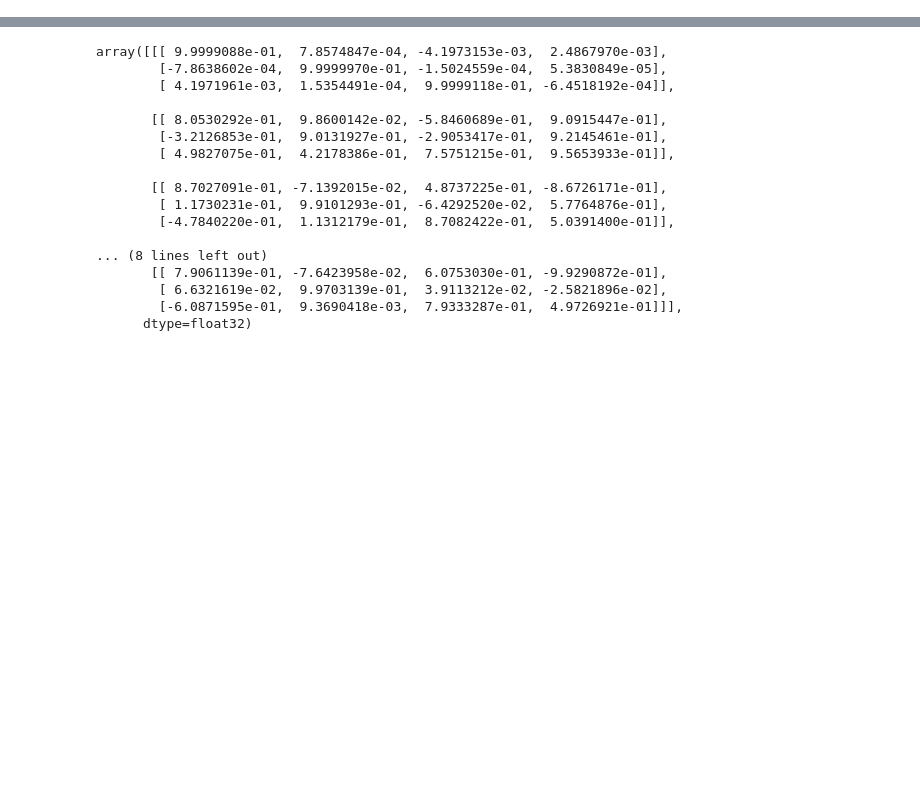
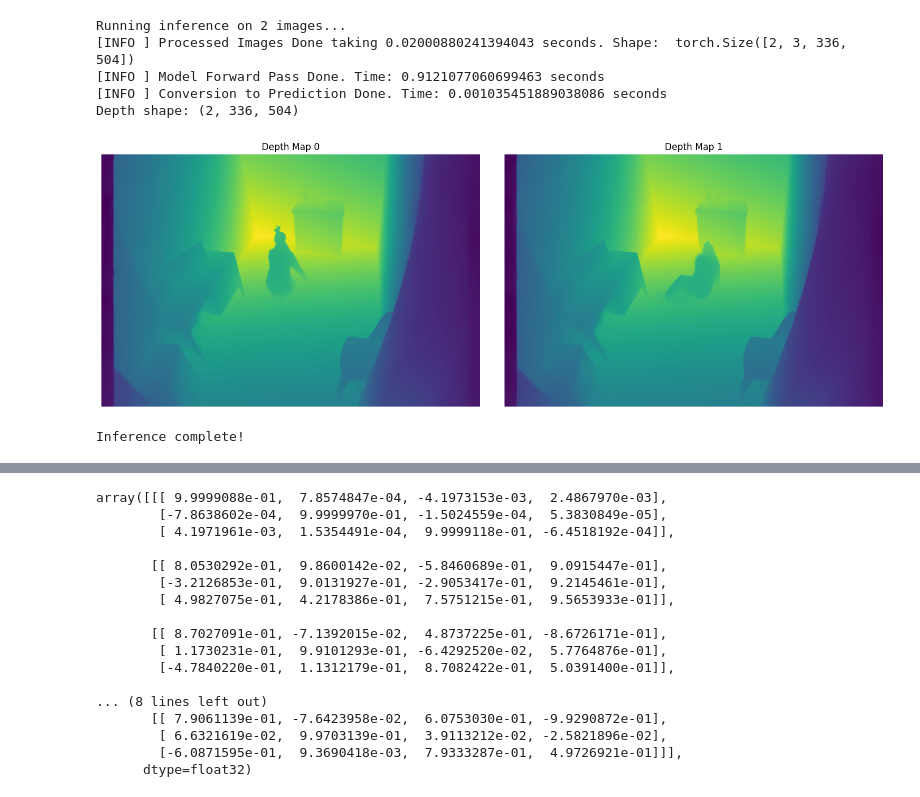
Before and after one commit to pengcanon/Depth-Anything-3, a Jupyter notebook: da3_investigation.ipynb, the cells around one changed output, grey strips where cells are left out. Saved outputs shown, nothing was run; the diff lists cells and outputs as text; code cells hidden in the pictures; blank space fills up the shorter version.

```diff
--- a/da3_investigation.ipynb
+++ b/da3_investigation.ipynb
@@ -194,0 +237,29 @@ images, cams = load_images_from_folder(img_path, cams_data=cams_data, masked=Fal
+# %%
+# Run inference on loaded images
+image_paths = list(images.keys())
+print(f"Running inference on {len(image_paths)} images...")
+prediction = model.inference(image_paths)
+
+# Display depth maps
+print(f"Depth shape: {prediction.depth.shape}")
+fig, axes = plt.subplots(1, len(image_paths), figsize=(15, 5))
+if len(image_paths) == 1:
+    axes = [axes]
+
+for i, depth_map in enumerate(prediction.depth):
+    axes[i].imshow(depth_map, cmap='viridis')
+    axes[i].set_title(f"Depth Map {i}")
+    axes[i].axis('off')
+
+plt.tight_layout()
+plt.show()
+
+print("Inference complete!")
+# %% [output]
+Running inference on 2 images...
+[INFO ] Processed Images Done taking 0.02000880241394043 seconds. Shape:  torch.Size([2, 3, 336, 504])
+[INFO ] Model Forward Pass Done. Time: 0.9121077060699463 seconds
+[INFO ] Conversion to Prediction Done. Time: 0.001035451889038086 seconds
+Depth shape: (2, 336, 504)
+[figure, added]
+Inference complete!
```
Also changed, not shown: parts of 9 cells of this notebook.
